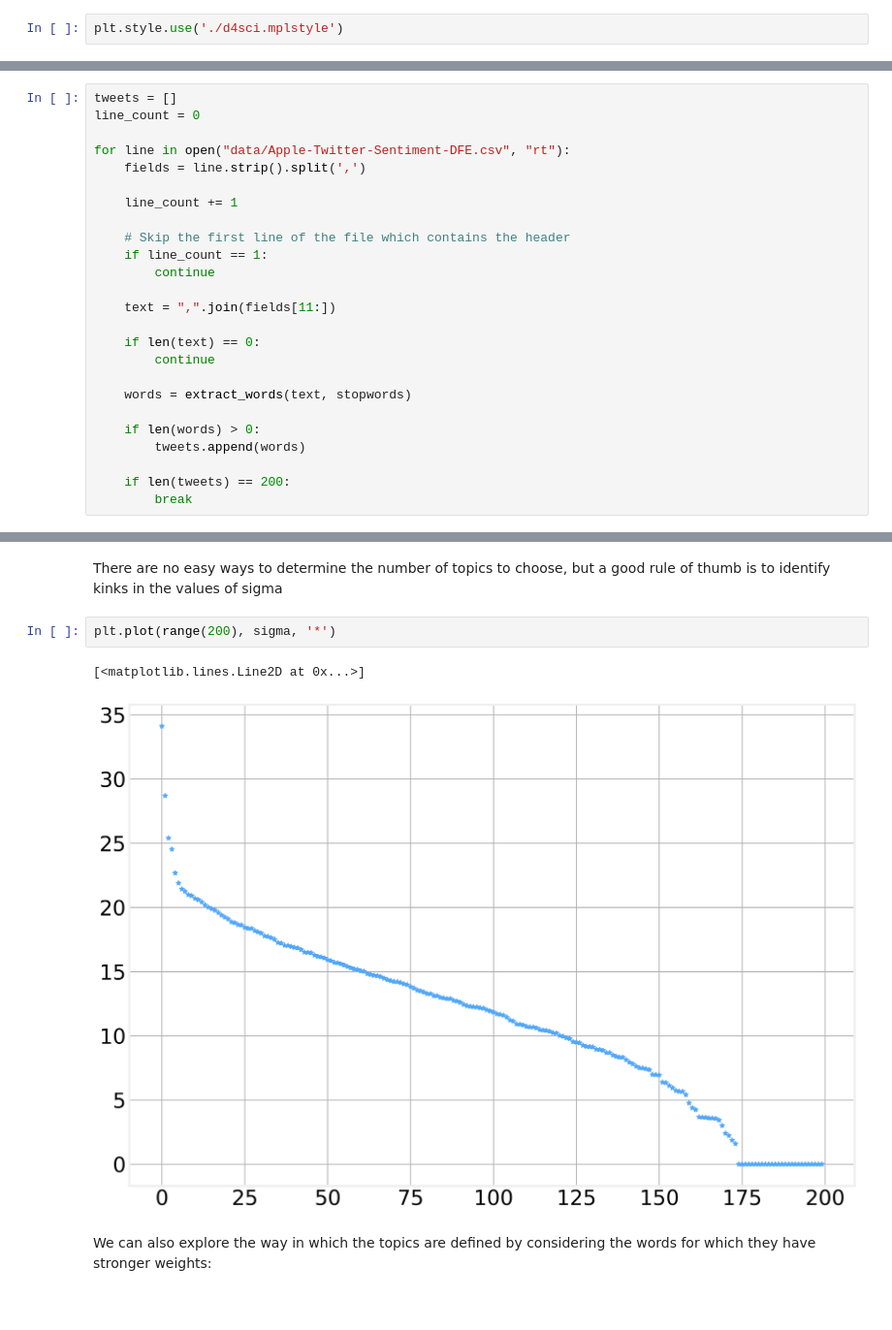
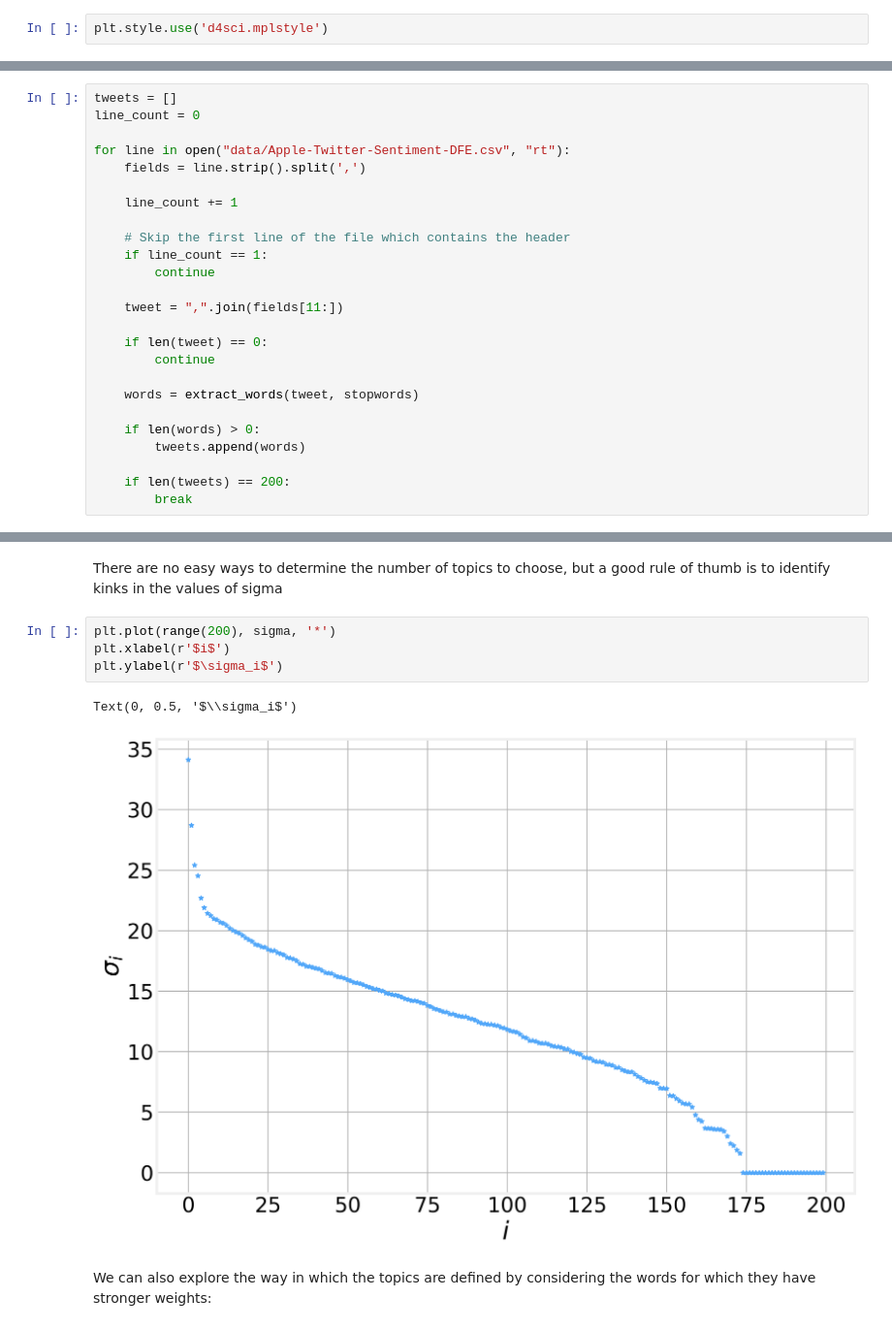
Before and after one commit to DataForScience/NLP, a Jupyter notebook: 2. Topic Modeling.ipynb, the cells around one changed output, grey strips where cells are left out. Shown at 97% size. Cells and saved outputs as stored; diff of their text form.

```diff
--- a/2. Topic Modeling.ipynb
+++ b/2. Topic Modeling.ipynb
@@ -51,7 +50,7 @@ json      : 2.0.9
 # %% [markdown]
 Set the default style
 # %%
-plt.style.use('./d4sci.mplstyle')
+plt.style.use('d4sci.mplstyle')
 # %% [markdown]
 ## Preprocessing
 # %% [markdown]
@@ -118,12 +117,12 @@ for line in open("data/Apple-Twitter-Sentiment-DFE.csv", "rt"):
     if line_count == 1:
         continue
 
-    text = ",".join(fields[11:])
+    tweet = ",".join(fields[11:])
 
-    if len(text) == 0:
+    if len(tweet) == 0:
         continue
 
-    words = extract_words(text, stopwords)
+    words = extract_words(tweet, stopwords)
 
     if len(words) > 0:
         tweets.append(words)
@@ -392,9 +391,11 @@ print(uk.shape, Sk.shape, vtk.shape)
 There are no easy ways to determine the number of topics to choose, but a good rule of thumb is to identify kinks in the values of sigma
 # %%
 plt.plot(range(200), sigma, '*')
+plt.xlabel(r'$i$')
+plt.ylabel(r'$\sigma_i$')
 # %% [output]
-[<matplotlib.lines.Line2D at 0x...>]
+Text(0, 0.5, '$\\sigma_i$')
-[figure, old version]
+[figure, new version]
 # %% [markdown]
 We can also explore the way in which the topics are defined by considering the words for which they have stronger weights:
 # %%
```
Also changed, not shown: parts of 15 cells of this notebook, 5 other files.
